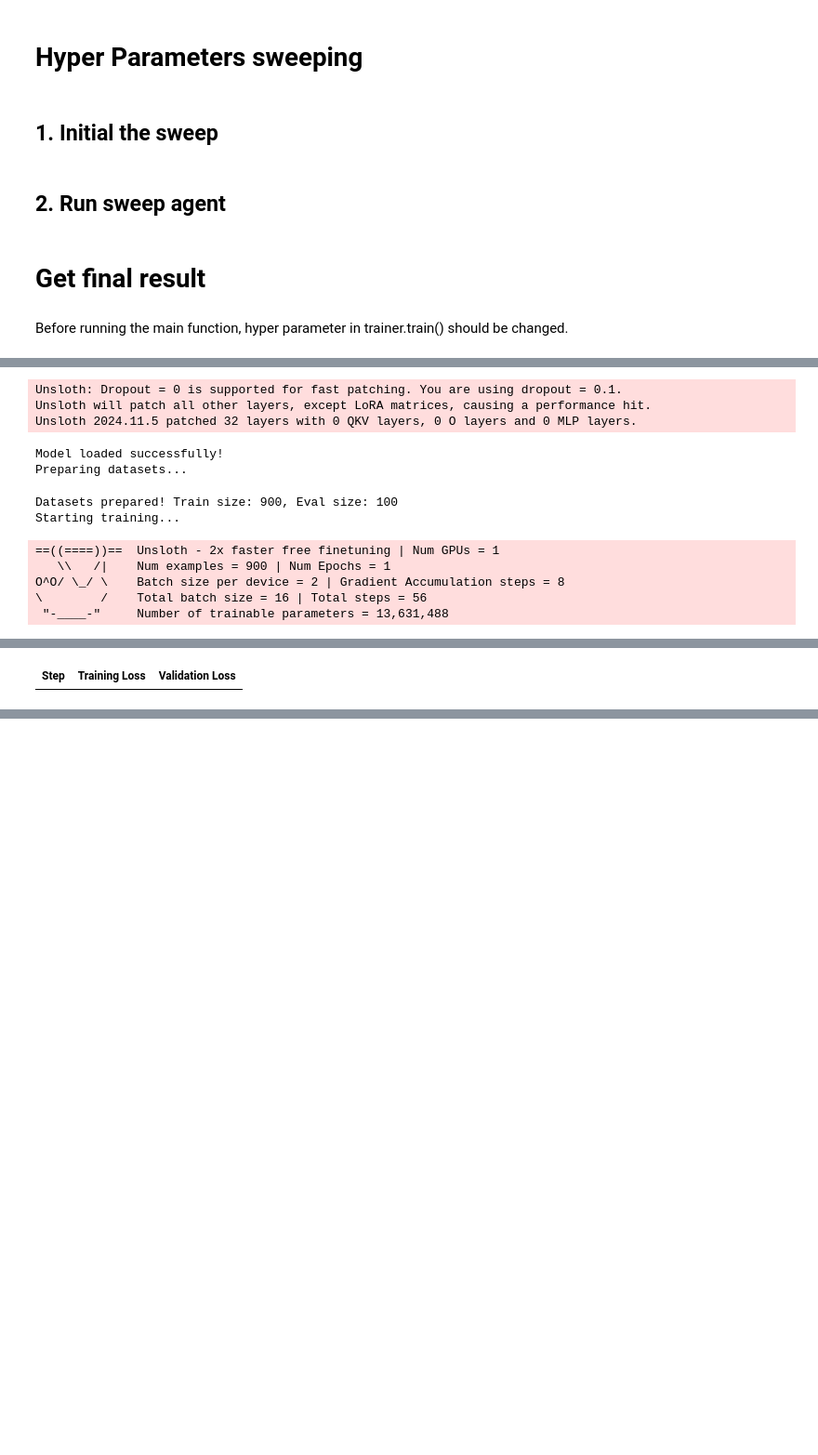
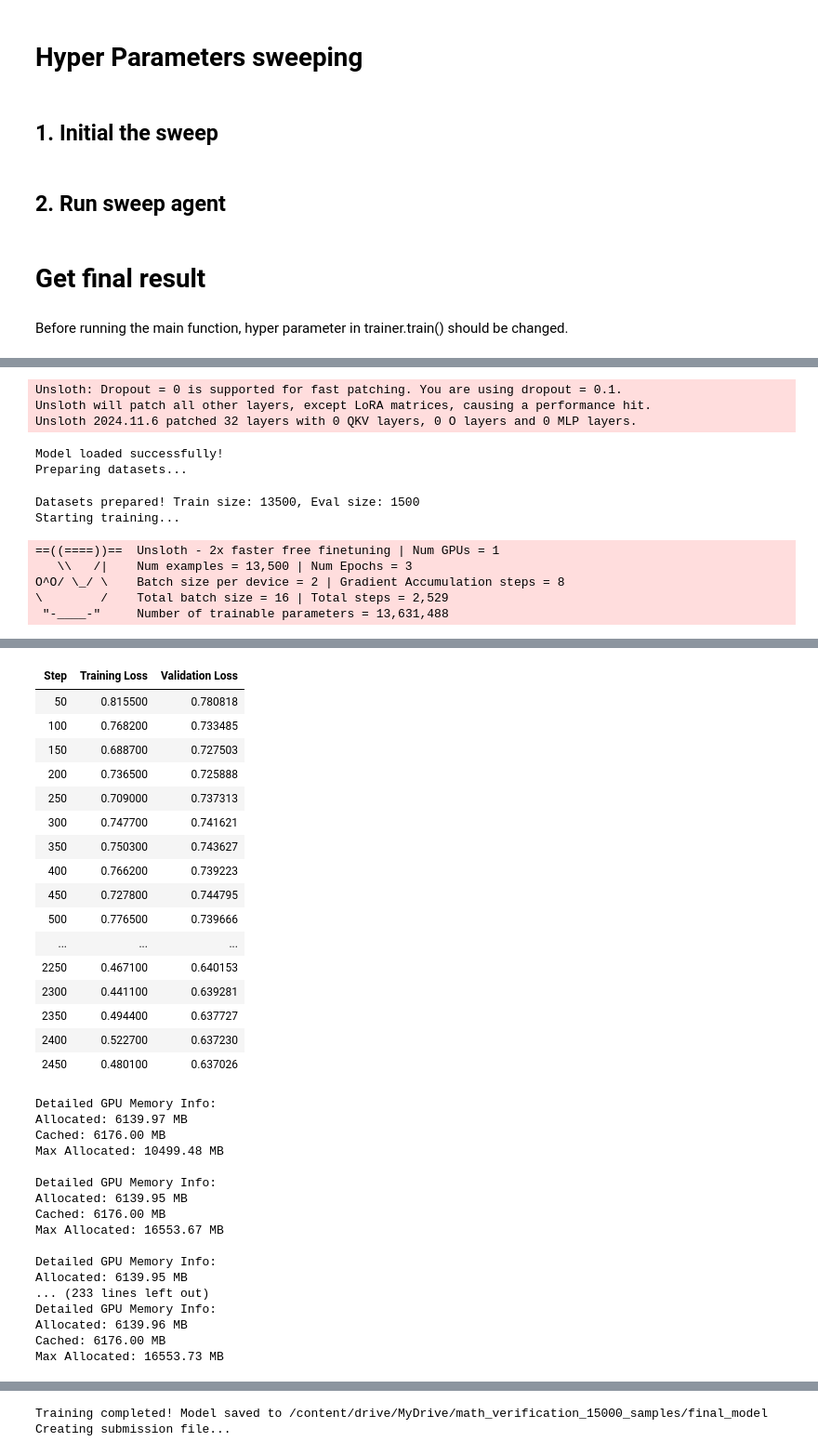
Before and after one commit to bnbryan/dl-midterm, a Jupyter notebook: NYU_DL_24_Contest_lc5464.ipynb, the cells around one changed output, grey strips where cells are left out. Shown at 93% size. Saved outputs shown, nothing was run; the diff lists cells and outputs as text; code cells hidden in the pictures; blank space fills up the shorter version.

```diff
--- a/NYU_DL_24_Contest_lc5464.ipynb
+++ b/NYU_DL_24_Contest_lc5464.ipynb
@@ -37,7 +55,7 @@ import pandas as pd
 import gc
 from unsloth import FastLanguageModel
 from trl import SFTTrainer
-from transformers import TrainingArguments
+from transformers import TrainingArguments, TrainerCallback
 import transformers
 import accelerate
 
@@ -66,6 +84,12 @@ def clear_memory():
 def print_gpu_utilization():
     print("\nGPU Memory Usage:")
     !nvidia-smi | grep -E "Memory|Volatile"
+
+def print_detailed_gpu_info():
+    print("\nDetailed GPU Memory Info:")
+    print(f"Allocated: {torch.cuda.memory_allocated()/1024**2:.2f} MB")
+    print(f"Cached: {torch.cuda.memory_reserved()/1024**2:.2f} MB")
+    print(f"Max Allocated: {torch.cuda.max_memory_allocated()/1024**2:.2f} MB")
 # %% [output]
 Mounted at /content/drive
 🦥 Unsloth: Will patch your computer to enable 2x faster free finetuning.
@@ -127,8 +151,14 @@ pprint.pprint(sweep_config)
 Define class
 ---
 # %%
+class MemoryCallback(TrainerCallback):
+    def on_step_end(self, args, state, control, **kwargs):
+        if state.global_step % 50 == 0:  # 每50步清理一次
+            clear_memory()
+            print_detailed_gpu_info()
+
 class MathVerificationTrainer:
-    def __init__(self, max_seq_length=2048, save_dir='/content/drive/MyDrive/math_verification_sweep'):
+    def __init__(self, max_seq_length=2048, save_dir='/content/drive/MyDrive/math_verification_15000_samples'):
         self.max_seq_length = max_seq_length
         self.save_dir = save_dir
         self.model = None
@@ -178,12 +208,12 @@ class MathVerificationTrainer:
         solution = solution.replace("<llm-code-output>", "\nOutput:\n").replace("</llm-code-output>", "")
 
         prompt = (
-            "You are a mathematics expert. Verify this answer:\n\n"
+            "You are a mathematics expert. Your task is to verify if the student's answer to a math problem is correct.\n\n"
             f"Problem: {question}\n"
             f"Given Answer: {example['answer']}\n\n"
-            "Verification Process:\n"
+            "Solution Steps:\n"
             f"{solution}\n\n"
-            "Based on the verification above, respond with EXACTLY 'True' or 'False'.\n"
+            "Based on careful analysis, is the student's answer correct? Respond with EXACTLY 'True' or 'False'.\n"
             f"Answer: {str(example['is_correct'])}"
         ) + self.tokenizer.eos_token
 
@@ -196,12 +226,12 @@ class MathVerificationTrainer:
         solution = solution.replace("<llm-code-output>", "\nOutput:\n").replace("</llm-code-output>", "")
 
         prompt = (
-            "You are a mathematics expert. Verify this answer:\n\n"
+            "You are a mathematics expert. Your task is to verify if the student's answer to a math problem is correct.\n\n"
             f"Problem: {question}\n"
             f"Given Answer: {example['answer']}\n\n"
-            "Verification Process:\n"
+            "Solution Steps:\n"
             f"{solution}\n\n"
-            "Based on the verification above, respond with EXACTLY 'True' or 'False'.\n"
+            "Based on careful analysis, is the student's answer correct? Respond with EXACTLY 'True' or 'False'.\n"
         )
         return prompt
 
@@ -247,7 +277,7 @@ class MathVerificationTrainer:
                 per_device_train_batch_size=2,
                 gradient_accumulation_steps=8,
                 warmup_ratio=0.1,
-                num_train_epochs=1,
+                num_train_epochs=3,
                 learning_rate=0.0006026,
                 fp16=True,
                 logging_steps=10,
@@ -309,7 +339,8 @@ class MathVerificationTrainer:
                 max_seq_length=self.max_seq_length,
                 dataset_num_proc=2,
                 packing=False,
-                args=self.setup_training_args()
+                args=self.setup_training_args(),
+                callbacks=[MemoryCallback()]
             )
 
             trainer.train()
@@ -478,7 +509,7 @@ def main():
         # Initialize and run trainer
         trainer = MathVerificationTrainer()
         trainer.setup_model()
-        trainer.prepare_datasets(max_samples=1000)  # Adjust based on available RAM
+        trainer.prepare_datasets(max_samples=15000)  # Adjust based on available RAM
         trainer.train()
         trainer.create_submission()
 
@@ -490,6 +521,7 @@ def main():
     finally:
         clear_memory()
         print_gpu_utilization()
+        print_detailed_gpu_info()
 
 if __name__ == "__main__":
     main()
@@ -504,13 +536,13 @@ O^O/ \_/ \    Pytorch: 2.5.1+cu124. CUDA = 7.5. CUDA Toolkit = 12.4.
 Unsloth: Fast downloading is enabled - ignore downloading bars which are red colored!
 Unsloth: Dropout = 0 is supported for fast patching. You are using dropout = 0.1.
 Unsloth will patch all other layers, except LoRA matrices, causing a performance hit.
-Unsloth 2024.11.5 patched 32 layers with 0 QKV layers, 0 O layers and 0 MLP layers.
+Unsloth 2024.11.6 patched 32 layers with 0 QKV layers, 0 O layers and 0 MLP layers.
 Model loaded successfully!
 Preparing datasets...
-Datasets prepared! Train size: 900, Eval size: 100
+Datasets prepared! Train size: 13500, Eval size: 1500
 Starting training...
 ==((====))==  Unsloth - 2x faster free finetuning | Num GPUs = 1
-   \\   /|    Num examples = 900 | Num Epochs = 1
+   \\   /|    Num examples = 13,500 | Num Epochs = 3
 O^O/ \_/ \    Batch size per device = 2 | Gradient Accumulation steps = 8
-\        /    Total batch size = 16 | Total steps = 56
+\        /    Total batch size = 16 | Total steps = 2,529
  "-____-"     Number of trainable parameters = 13,631,488
@@ -518 +550,34 @@ O^O/ \_/ \    Batch size per device = 2 | Gradient Accumulation steps = 8
 | Step | Training Loss | Validation Loss |
+| 50 | 0.815500 | 0.780818 |
+| 100 | 0.768200 | 0.733485 |
+| 150 | 0.688700 | 0.727503 |
+| 200 | 0.736500 | 0.725888 |
+| 250 | 0.709000 | 0.737313 |
+| 300 | 0.747700 | 0.741621 |
+| 350 | 0.750300 | 0.743627 |
+| 400 | 0.766200 | 0.739223 |
+| 450 | 0.727800 | 0.744795 |
+| 500 | 0.776500 | 0.739666 |
+| ... | ... | ... |
+| 2250 | 0.467100 | 0.640153 |
+| 2300 | 0.441100 | 0.639281 |
+| 2350 | 0.494400 | 0.637727 |
+| 2400 | 0.522700 | 0.637230 |
+| 2450 | 0.480100 | 0.637026 |
+Detailed GPU Memory Info:
+Allocated: 6139.97 MB
+Cached: 6176.00 MB
+Max Allocated: 10499.48 MB
+
+Detailed GPU Memory Info:
+Allocated: 6139.95 MB
+Cached: 6176.00 MB
+Max Allocated: 16553.67 MB
+
+Detailed GPU Memory Info:
+Allocated: 6139.95 MB
+... (233 lines left out)
+Detailed GPU Memory Info:
+Allocated: 6139.96 MB
+Cached: 6176.00 MB
+Max Allocated: 16553.73 MB
@@ -518,0 +602,2 @@ O^O/ \_/ \    Batch size per device = 2 | Gradient Accumulation steps = 8
+Training completed! Model saved to /content/drive/MyDrive/math_verification_15000_samples/final_model
+Creating submission file...
```
Also changed, not shown: parts of 2 cells of this notebook.
